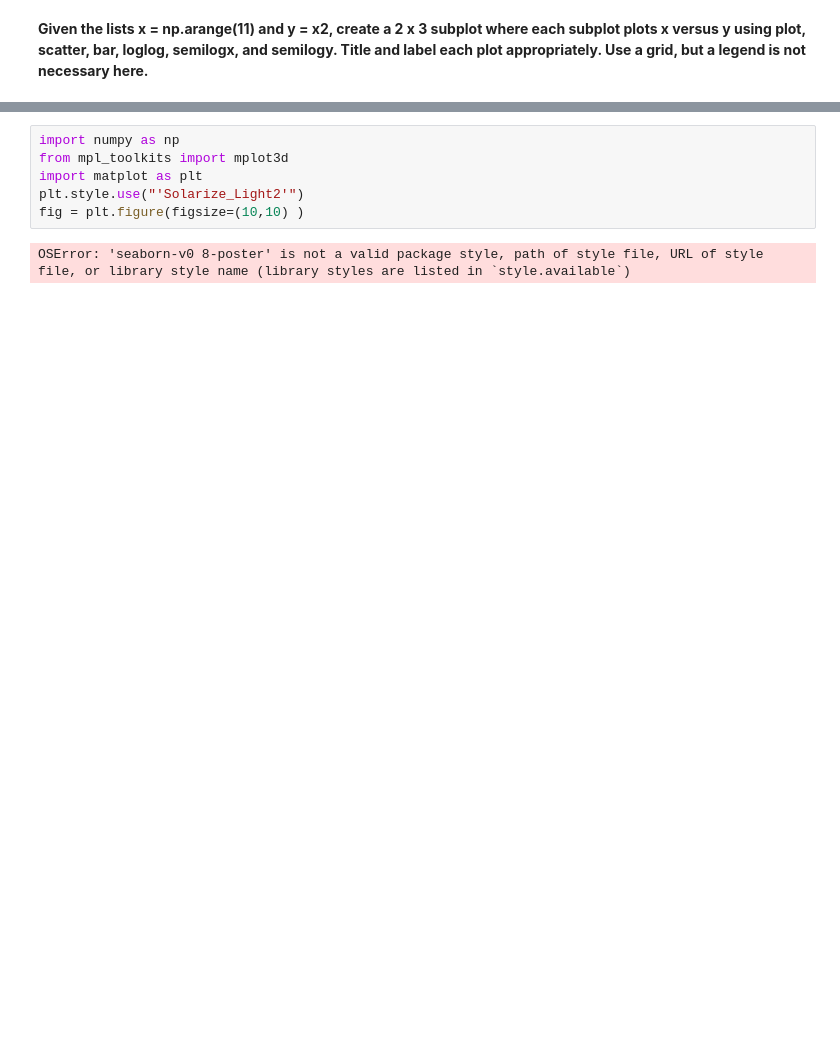
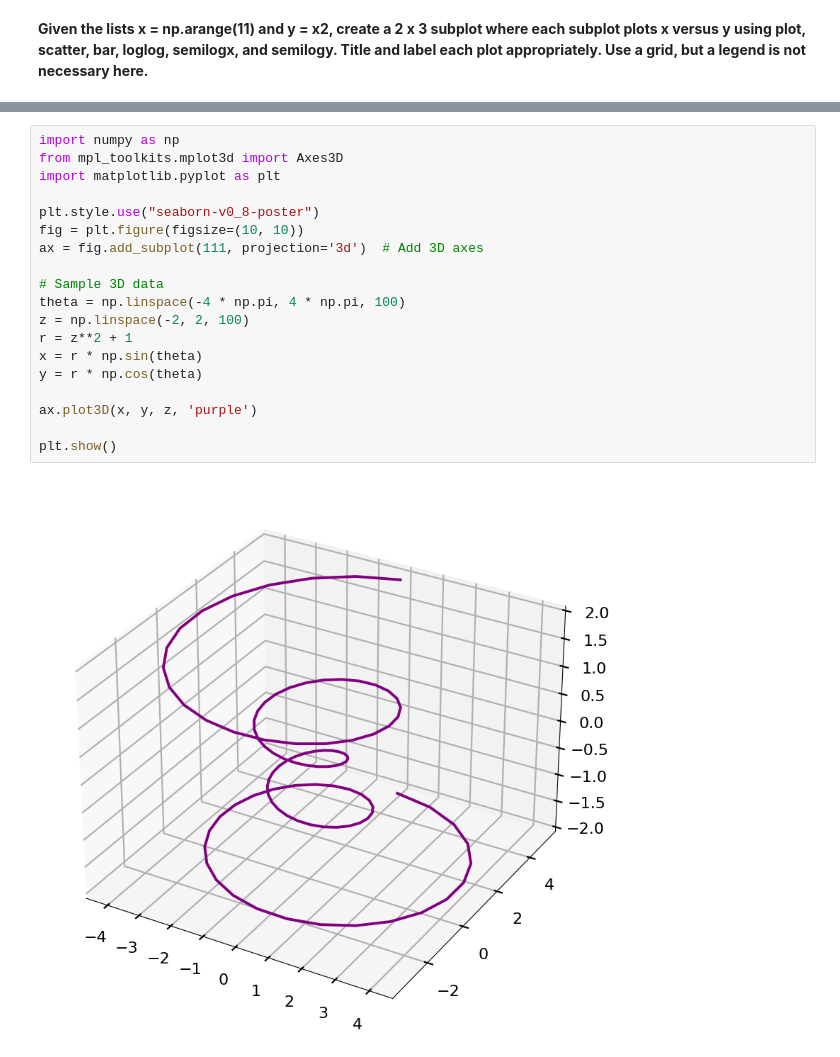
Before and after one commit to sazisblu/Sem-4-Labs, a Jupyter notebook: Numerical Methods/Lab-1/lab-1.ipynb, the cells around one changed output, grey strips where cells are left out. Drawn from its saved outputs; the diff is of its cells as text; blank space fills up the shorter version.

```diff
--- a/Numerical Methods/Lab-1/lab-1.ipynb
+++ b/Numerical Methods/Lab-1/lab-1.ipynb
@@ -379,8 +393,21 @@ plt.show ()
 # %%
 import numpy as np
-from mpl_toolkits import mplot3d
-import matplot as plt
-plt.style.use("'Solarize_Light2'")
-fig = plt.figure(figsize=(10,10) )
+from mpl_toolkits.mplot3d import Axes3D
+import matplotlib.pyplot as plt
+
+plt.style.use("seaborn-v0_8-poster")
+fig = plt.figure(figsize=(10, 10))
+ax = fig.add_subplot(111, projection='3d')  # Add 3D axes
+
+# Sample 3D data
+theta = np.linspace(-4 * np.pi, 4 * np.pi, 100)
+z = np.linspace(-2, 2, 100)
+r = z**2 + 1
+x = r * np.sin(theta)
+y = r * np.cos(theta)
+
+ax.plot3D(x, y, z, 'purple')
+
+plt.show()
 # %% [output]
-OSError: 'seaborn-v0 8-poster' is not a valid package style, path of style file, URL of style file, or library style name (library styles are listed in `style.available`)
+[figure, added]
```
Also changed, not shown: parts of 16 cells of this notebook, 1 other file.
